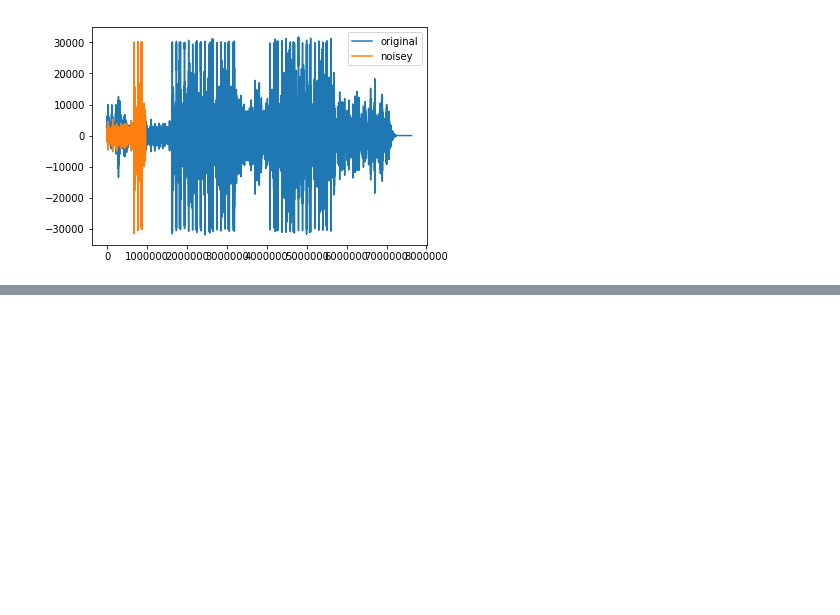
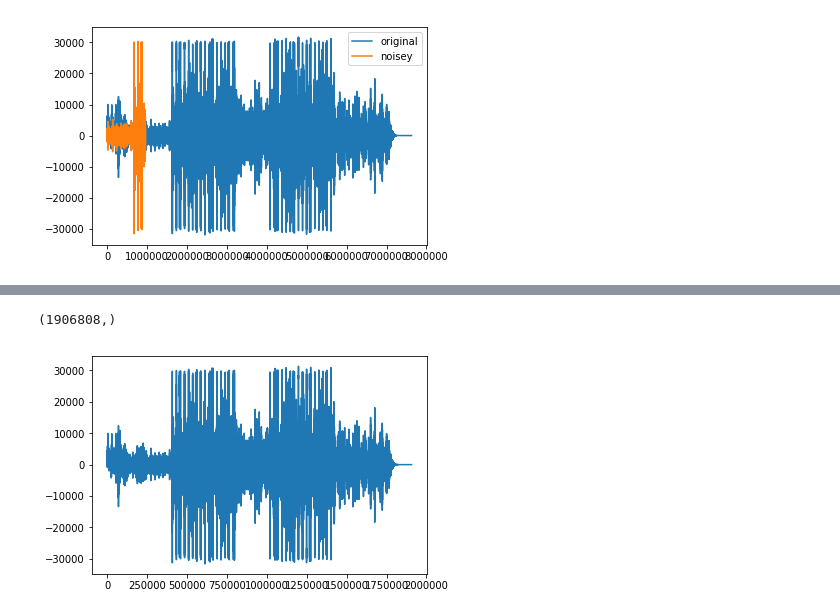
Before and after one commit to Graystripe17/Sadzam, a Jupyter notebook: XC/XC.ipynb, the cells around one changed output, grey strips where cells are left out. Drawn from its saved outputs; the diff is of its cells as text; code cells hidden in the pictures; blank space fills up the shorter version.

```diff
--- a/XC/XC.ipynb
+++ b/XC/XC.ipynb
@@ -52,0 +54,5 @@ def fft(x):
+# %%
+def filter_and_downsample(data):
+    # low_pass preapplied
+    return signal.decimate(data, 4, n=4)
+filtered_data = filter_and_downsample(original)
@@ -52,0 +131,10 @@ def fft(x):
+# %%
+# Frequency went from 44.1kHz to 11.025kHz
+filtered_data.shape
+# %% [output]
+(1906808,)
+# %%
+plt.plot(filtered_data)
+plt.show()
+# %% [output]
+[figure, added]
```
Also changed, not shown: parts of 16 cells of this notebook.
